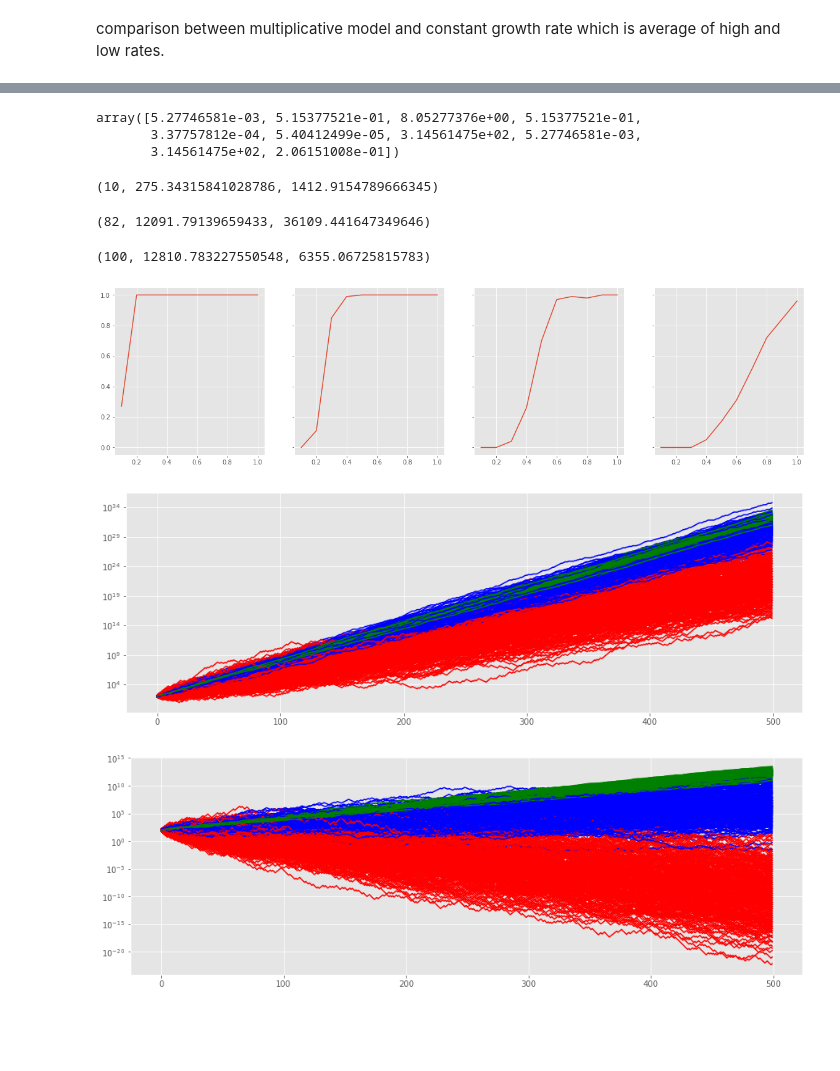
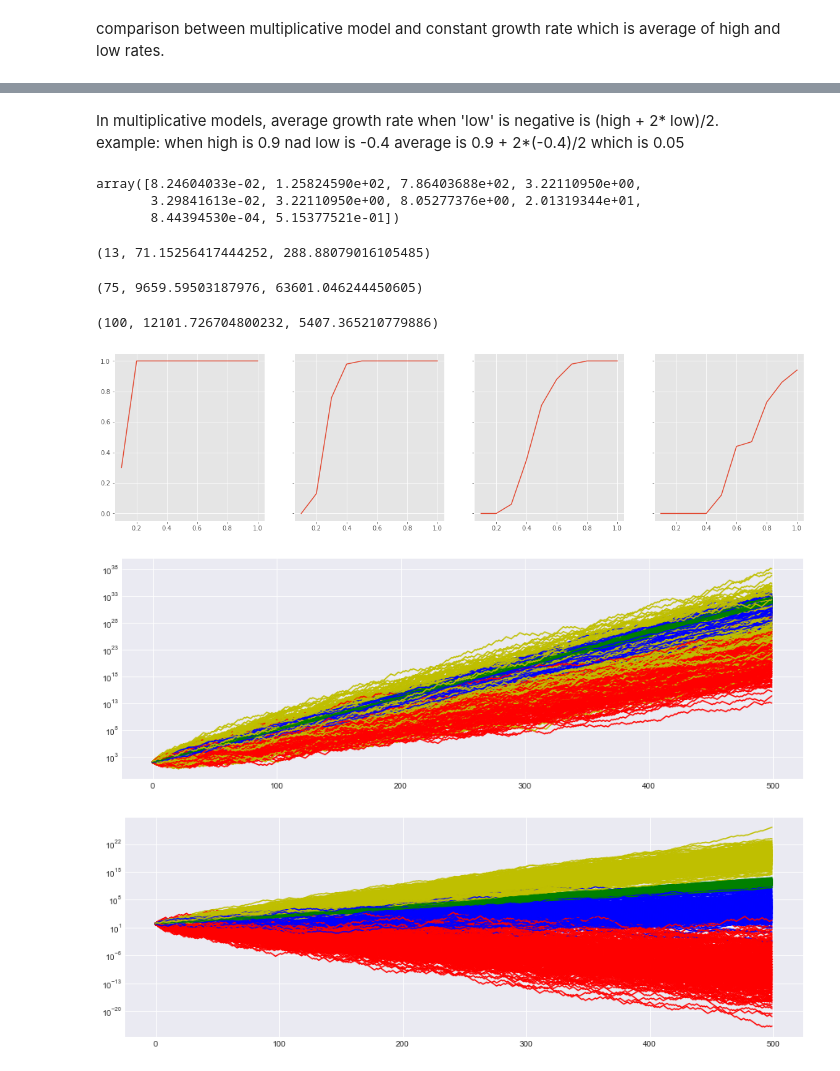
Before and after one commit to dsanr/Mutual-Funds-Analysis, a Jupyter notebook: ergodicity.ipynb, the cells around one changed output, grey strips where cells are left out. Cells and saved outputs as stored; diff of their text form; code cells hidden in the pictures; blank space fills up the shorter version.

```diff
--- a/ergodicity.ipynb
+++ b/ergodicity.ipynb
@@ -165,17 +177,27 @@ for i in range(100):
     axes[0,0].plot(multiplicative_model(1000, .5, -.4), 'r')
     axes[0,0].set_yscale('log')
 axes[0,0].plot(average(1000, 1.05), 'b', label='5% growth rate')
+axes[0,0].title.set_text('high=.5, low=-.4')
 axes[0,0].legend()
+
 for i in range(100):
     axes[0,1].plot(multiplicative_model(1000, .5, -.2), 'r')
     axes[0,1].set_yscale('log')
 axes[0,1].plot(average(1000, 1.15), 'b', label='15% growth rate')
+axes[0,1].title.set_text('high=.5, low=-.2')
+axes[0,1].legend()
+
 for i in range(100):
     axes[1,0].plot(multiplicative_model(100, .4, .1), 'r')
     axes[1,0].set_yscale('log')
 axes[1,0].plot(average(100, 1.25), 'b', label='25% growth rate')
+axes[1,0].title.set_text('high=.4, low=.1')
+axes[1,0].legend()
+
 for i in range(100):
     axes[1,1].plot(multiplicative_model(100, .3, .2), 'r')
     axes[1,1].set_yscale('log')
 axes[1,1].plot(average(100, 1.25), 'b', label='25% growth rate')
+axes[1,1].title.set_text('high=.3, low=.2')
+axes[1,1].legend()
 # %% [output]
@@ -183,0 +206,29 @@ axes[1,1].plot(average(100, 1.25), 'b', label='25% growth rate')
+# %%
+fig, axes = plt.subplots(2, 2, figsize=(20,10))
+for i in range(100):
+    axes[0,0].plot(multiplicative_model(1000, .5, -.4), 'r')
+    axes[0,0].set_yscale('log')
+axes[0,0].plot(average(1000, 1.05), 'b', label='5% growth rate')
+axes[0,0].title.set_text('high=.5, low=-.4')
+axes[0,0].legend()
+
+for i in range(100):
+    axes[0,1].plot(multiplicative_model(1000, .5, -.3), 'r')
+    axes[0,1].set_yscale('log')
+axes[0,1].plot(average(1000, 1.10), 'b', label='10% growth rate')
+axes[0,1].title.set_text('high=.5, low=-.3')
+axes[0,1].legend()
+
+for i in range(100):
+    axes[1,0].plot(multiplicative_model(1000, .9, -.4), 'r')
+    axes[1,0].set_yscale('log')
+axes[1,0].plot(average(1000, 1.05), 'b', label='5% growth rate')
+axes[1,0].title.set_text('high=.9, low=-.4')
+axes[1,0].legend()
+
+for i in range(100):
+    axes[1,1].plot(multiplicative_model(1000, .8, -.3), 'r')
+    axes[1,1].set_yscale('log')
+axes[1,1].plot(average(1000, 1.10), 'b', label='10% growth rate')
+axes[1,1].title.set_text('high=.8, low=-.3')
+axes[1,1].legend()
@@ -184,3 +238,6 @@ axes[1,1].plot(average(100, 1.25), 'b', label='25% growth rate')
+# %% [markdown]
+In multiplicative models, average growth rate when 'low' is negative is (high + 2* low)/2.
+example: when high is 0.9 nad low is -0.4 average is 0.9 + 2*(-0.4)/2 which is 0.05
 # %%
 def multiplicative_array(nn, n, h=.5, l=-.4):
     """
@@ -199,24 +256,24 @@ def multiplicative_array(nn, n, h=.5, l=-.4):
 # %%
 multiplicative_array(10, 100, .5, -.4)
 # %% [output]
-array([5.27746581e-03, 5.15377521e-01, 8.05277376e+00, 5.15377521e-01,
-       3.37757812e-04, 5.40412499e-05, 3.14561475e+02, 5.27746581e-03,
-       3.14561475e+02, 2.06151008e-01])
+array([8.24604033e-02, 1.25824590e+02, 7.86403688e+02, 3.22110950e+00,
+       3.29841613e-02, 3.22110950e+00, 8.05277376e+00, 2.01319344e+01,
+       8.44394530e-04, 5.15377521e-01])
 # %%
 a = multiplicative_array(100, 100, .5, -.4)
 (a>100).sum(), a.mean(), a.std()
 # %% [output]
-(10, 275.34315841028786, 1412.9154789666345)
+(13, 71.15256417444252, 288.88079016105485)
 # %%
 a = multiplicative_array(100, 100, .3, -.2)
 (a>100).sum(), a.mean(), a.std()
 # %% [output]
-(82, 12091.79139659433, 36109.441647349646)
+(75, 9659.59503187976, 63601.046244450605)
 # %%
 a = multiplicative_array(100, 100, .1, -.0)
 (a>100).sum(), a.mean(), a.std()
 # %% [output]
-(100, 12810.783227550548, 6355.06725815783)
+(100, 12101.726704800232, 5407.365210779886)
 # %%
 fig, axes = plt.subplots(1, 4, figsize=(20,5), sharey=True)
 x = np.linspace(.1,1,10)
@@ -229,25 +286,27 @@ for i in range(1):
 for i in range(1):
     axes[3].plot(x, [(multiplicative_array(100, 100, j, -.4)>100).sum()/100 for j in x])
 # %% [output]
-[figure, old version]
+[figure, new version]
 # %%
 plt.figure(figsize=(15,5))
 for i in range(300):
     plt.plot(multiplicative_model(500, .5, -.2), 'r')
     plt.plot(multiplicative_model(500, .3, .0), 'b')
     plt.plot(multiplicative_model(500, .2, .1), 'g')
+    plt.plot(multiplicative_model(500, .6, -.2), 'y')
     plt.yscale('log')
 # %% [output]
-[figure, old version]
+[figure, new version]
 # %%
 plt.figure(figsize=(15,5))
 for i in range(300):
     plt.plot(multiplicative_model(500, .5, -.4), 'r')
     plt.plot(multiplicative_model(500, .3, -.2), 'b')
     plt.plot(multiplicative_model(500, .1, -.0), 'g')
+    plt.plot(multiplicative_model(500, .3, -.1), 'y')
     plt.yscale('log')
 # %% [output]
-[figure, old version]
+[figure, new version]
 # %%
 index=np.linspace(.1,2,20)
 df = pd.DataFrame(index=index)
```
Also changed, not shown: parts of 20 cells of this notebook.
